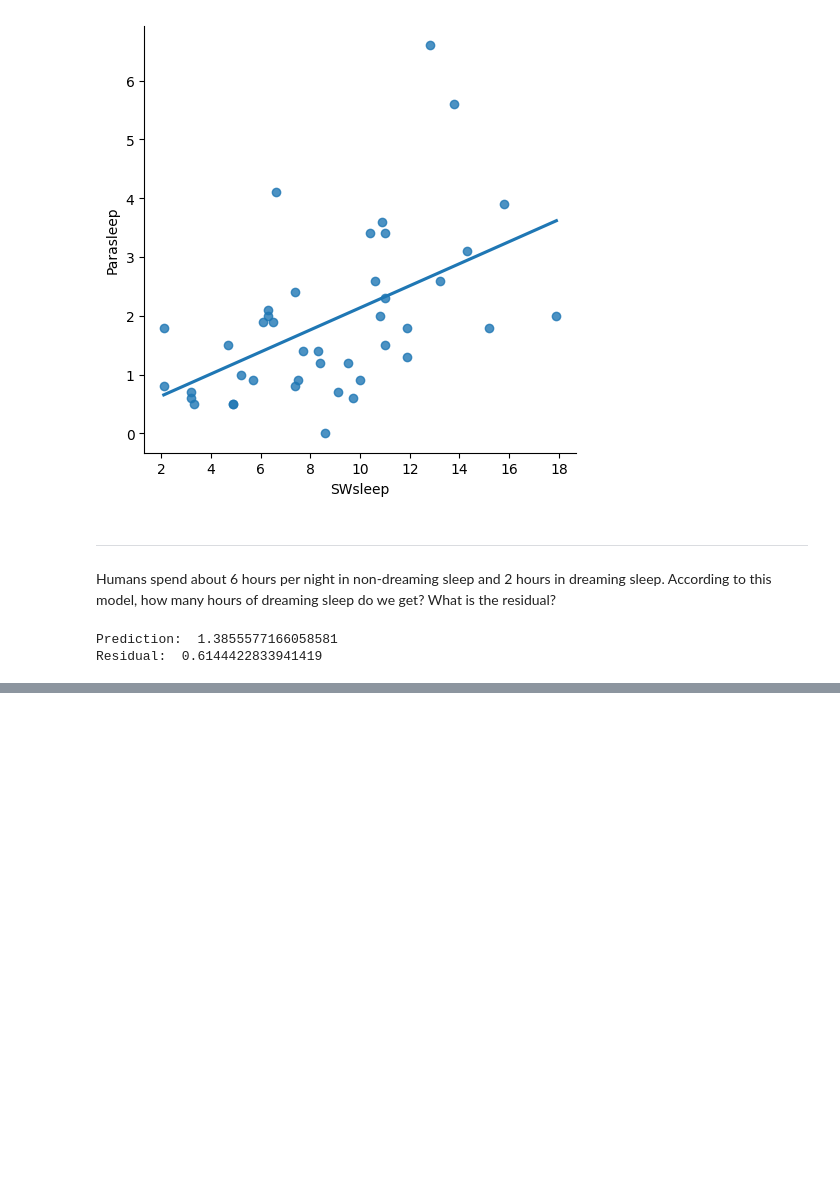
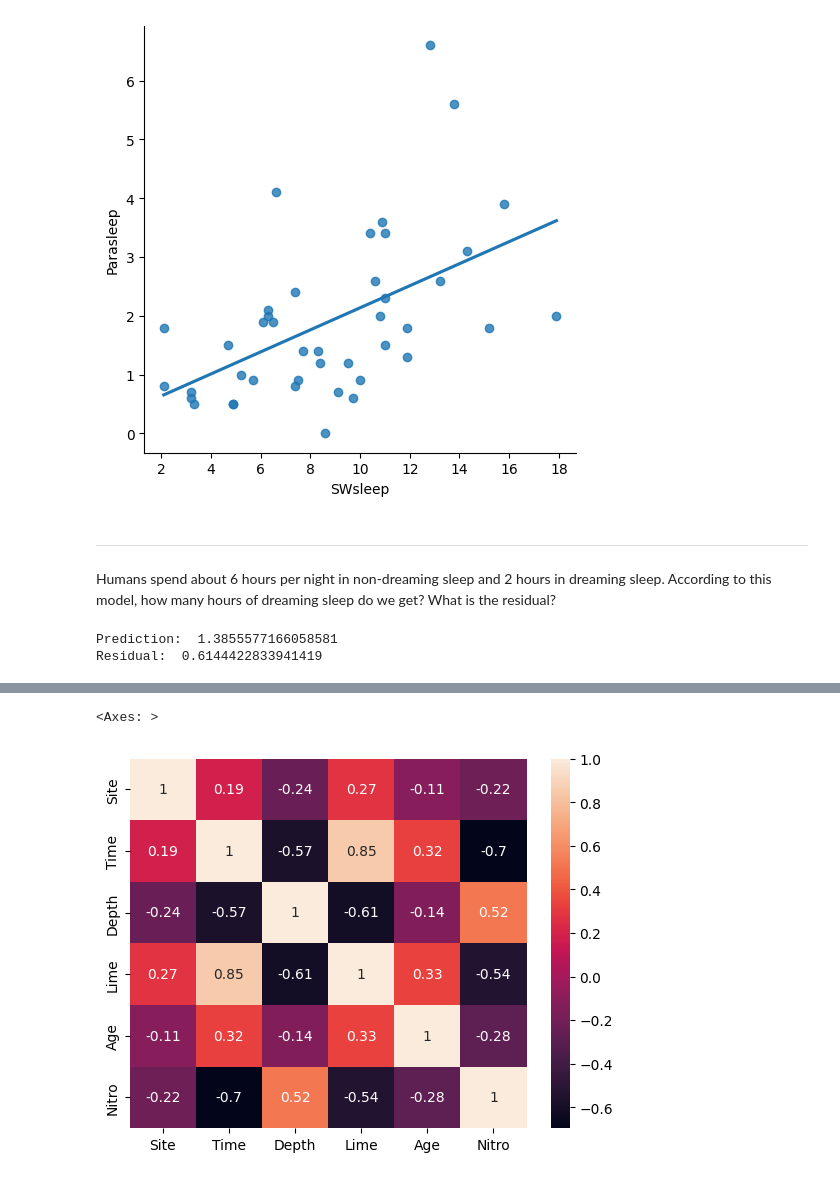
Before and after one commit to sikoh/DS-Statistics, a Jupyter notebook: Linear-Correlation-Regression/DS_SimpleLinearRegression_Lecture_Notes.ipynb, the cells around one changed output, grey strips where cells are left out. Saved outputs shown, nothing was run; the diff lists cells and outputs as text; code cells hidden in the pictures; blank space fills up the shorter version.

```diff
--- a/Linear-Correlation-Regression/DS_SimpleLinearRegression_Lecture_Notes.ipynb
+++ b/Linear-Correlation-Regression/DS_SimpleLinearRegression_Lecture_Notes.ipynb
@@ -523,0 +644,5 @@ Residual:  0.6144422833941419
+# %%
+sns.heatmap(longbones_new.drop(columns = 'Oil').corr(), annot = True)
+# %% [output]
+<Axes: >
+[figure, added]
```
Also changed, not shown: parts of 18 cells of this notebook.
